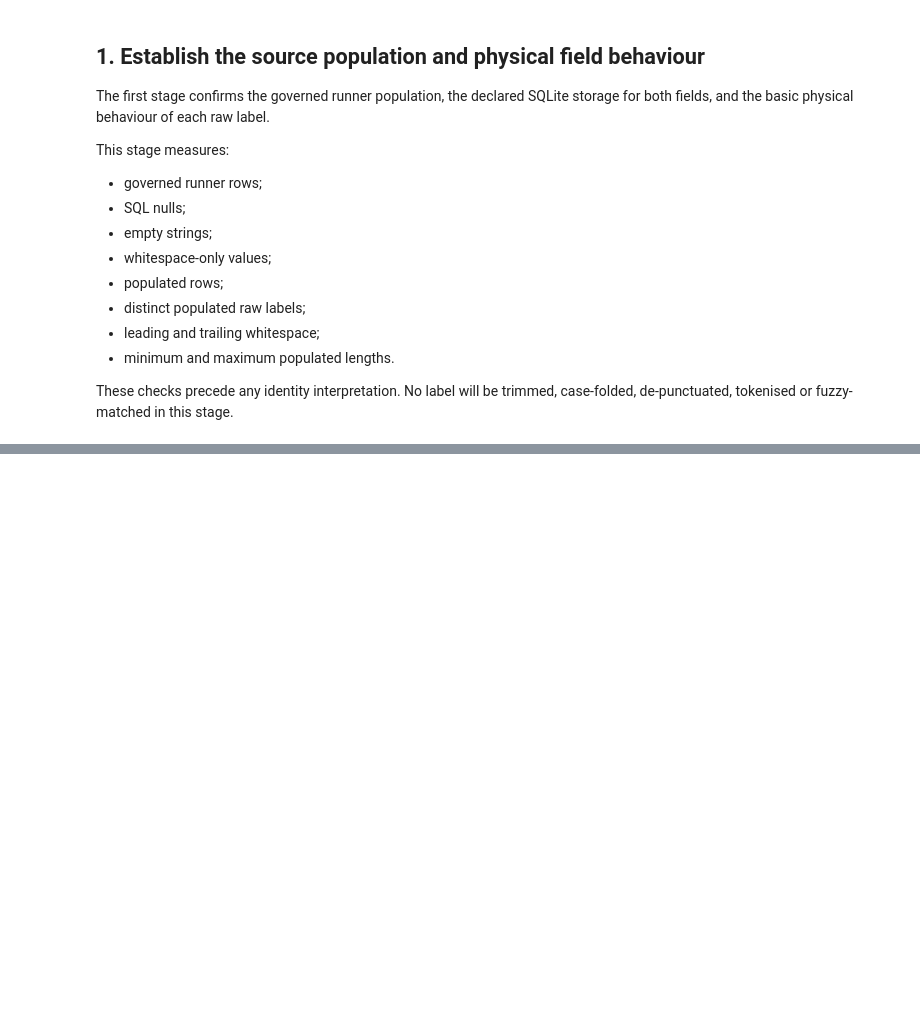
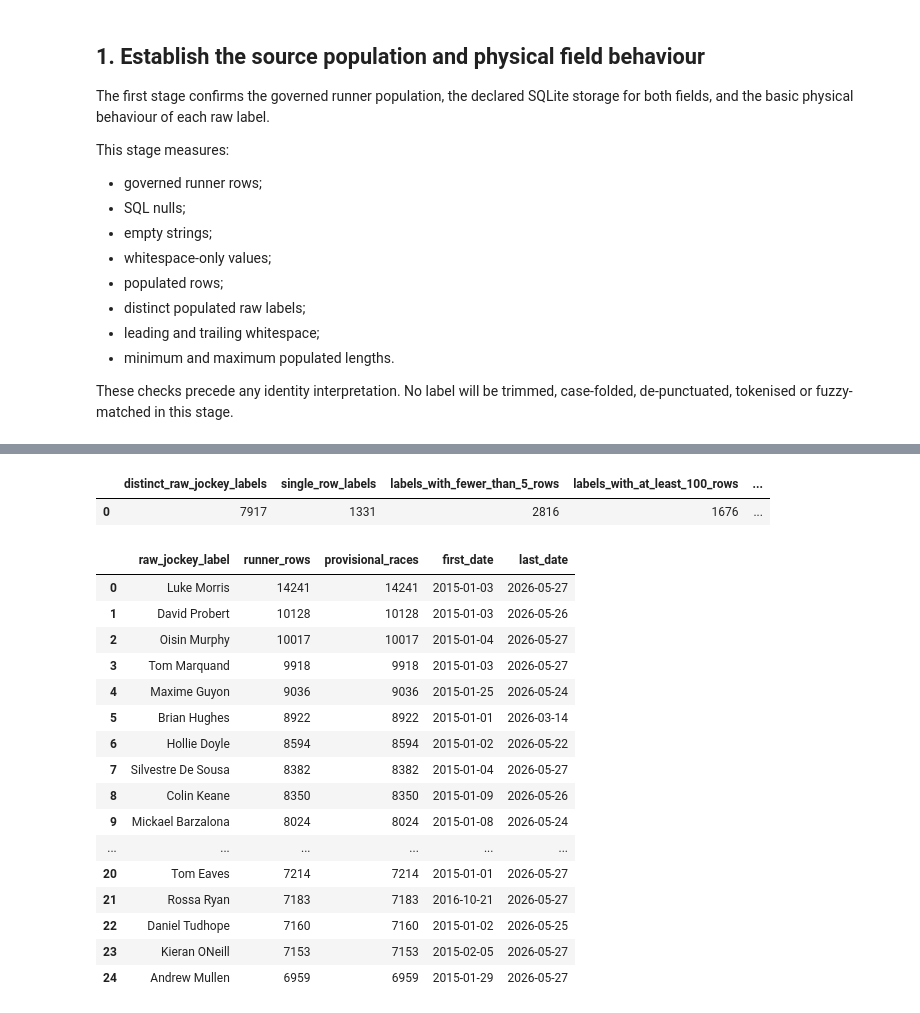
Before and after one commit to rjmac22/inside-rails-horse-racing, a Jupyter notebook: notebooks/22_jockey_and_trainer_identity.ipynb, the cells around one changed output, grey strips where cells are left out. Drawn from its saved outputs; the diff is of its cells as text; code cells hidden in the pictures; blank space fills up the shorter version.

```diff
--- a/notebooks/22_jockey_and_trainer_identity.ipynb
+++ b/notebooks/22_jockey_and_trainer_identity.ipynb
@@ -185,0 +193,74 @@ The next analytical cell must follow from the observed output.
+# %%
+jockey_label_frequency = pd.read_sql_query(
+    f"""
+    SELECT
+        jockey AS raw_jockey_label,
+        COUNT(*) AS runner_rows,
+        COUNT(
+            DISTINCT date || '|' || course || '|' || off
+        ) AS provisional_races,
+        MIN(date) AS first_date,
+        MAX(date) AS last_date
+    FROM data
+    WHERE {DATA_ROW_PREDICATE}
+      AND jockey IS NOT NULL
+      AND jockey <> ''
+    GROUP BY jockey
+    ORDER BY
+        runner_rows DESC,
+        raw_jockey_label
+    """,
+    connection,
+)
+
+jockey_frequency_summary = pd.DataFrame(
+    [
+        {
+            "distinct_raw_jockey_labels": len(jockey_label_frequency),
+            "single_row_labels": int(
+                jockey_label_frequency["runner_rows"].eq(1).sum()
+            ),
+            "labels_with_fewer_than_5_rows": int(
+                jockey_label_frequency["runner_rows"].lt(5).sum()
+            ),
+            "labels_with_at_least_100_rows": int(
+                jockey_label_frequency["runner_rows"].ge(100).sum()
+            ),
+            "labels_with_at_least_1000_rows": int(
+                jockey_label_frequency["runner_rows"].ge(1000).sum()
+            ),
+            "median_runner_rows": jockey_label_frequency[
+                "runner_rows"
+            ].median(),
+            "maximum_runner_rows": jockey_label_frequency[
+                "runner_rows"
+            ].max(),
+            "maximum_provisional_races": jockey_label_frequency[
+                "provisional_races"
+            ].max(),
+        }
+    ]
+)
+
+display(jockey_frequency_summary)
+display(jockey_label_frequency.head(25))
+# %% [output]
+|  | distinct_raw_jockey_labels | single_row_labels | labels_with_fewer_than_5_rows | labels_with_at_least_100_rows | ... |
+| 0 | 7917 | 1331 | 2816 | 1676 | ... |
+|  | raw_jockey_label | runner_rows | provisional_races | first_date | last_date |
+| 0 | Luke Morris | 14241 | 14241 | 2015-01-03 | 2026-05-27 |
+| 1 | David Probert | 10128 | 10128 | 2015-01-03 | 2026-05-26 |
+| 2 | Oisin Murphy | 10017 | 10017 | 2015-01-04 | 2026-05-27 |
+| 3 | Tom Marquand | 9918 | 9918 | 2015-01-03 | 2026-05-27 |
+| 4 | Maxime Guyon | 9036 | 9036 | 2015-01-25 | 2026-05-24 |
+| 5 | Brian Hughes | 8922 | 8922 | 2015-01-01 | 2026-03-14 |
+| 6 | Hollie Doyle | 8594 | 8594 | 2015-01-02 | 2026-05-22 |
+| 7 | Silvestre De Sousa | 8382 | 8382 | 2015-01-04 | 2026-05-27 |
+| 8 | Colin Keane | 8350 | 8350 | 2015-01-09 | 2026-05-26 |
+| 9 | Mickael Barzalona | 8024 | 8024 | 2015-01-08 | 2026-05-24 |
+| ... | ... | ... | ... | ... | ... |
+| 20 | Tom Eaves | 7214 | 7214 | 2015-01-01 | 2026-05-27 |
+| 21 | Rossa Ryan | 7183 | 7183 | 2016-10-21 | 2026-05-27 |
+| 22 | Daniel Tudhope | 7160 | 7160 | 2015-01-02 | 2026-05-25 |
+| 23 | Kieran ONeill | 7153 | 7153 | 2015-02-05 | 2026-05-27 |
+| 24 | Andrew Mullen | 6959 | 6959 | 2015-01-29 | 2026-05-27 |
```
Also changed, not shown: parts of 77 cells of this notebook.
